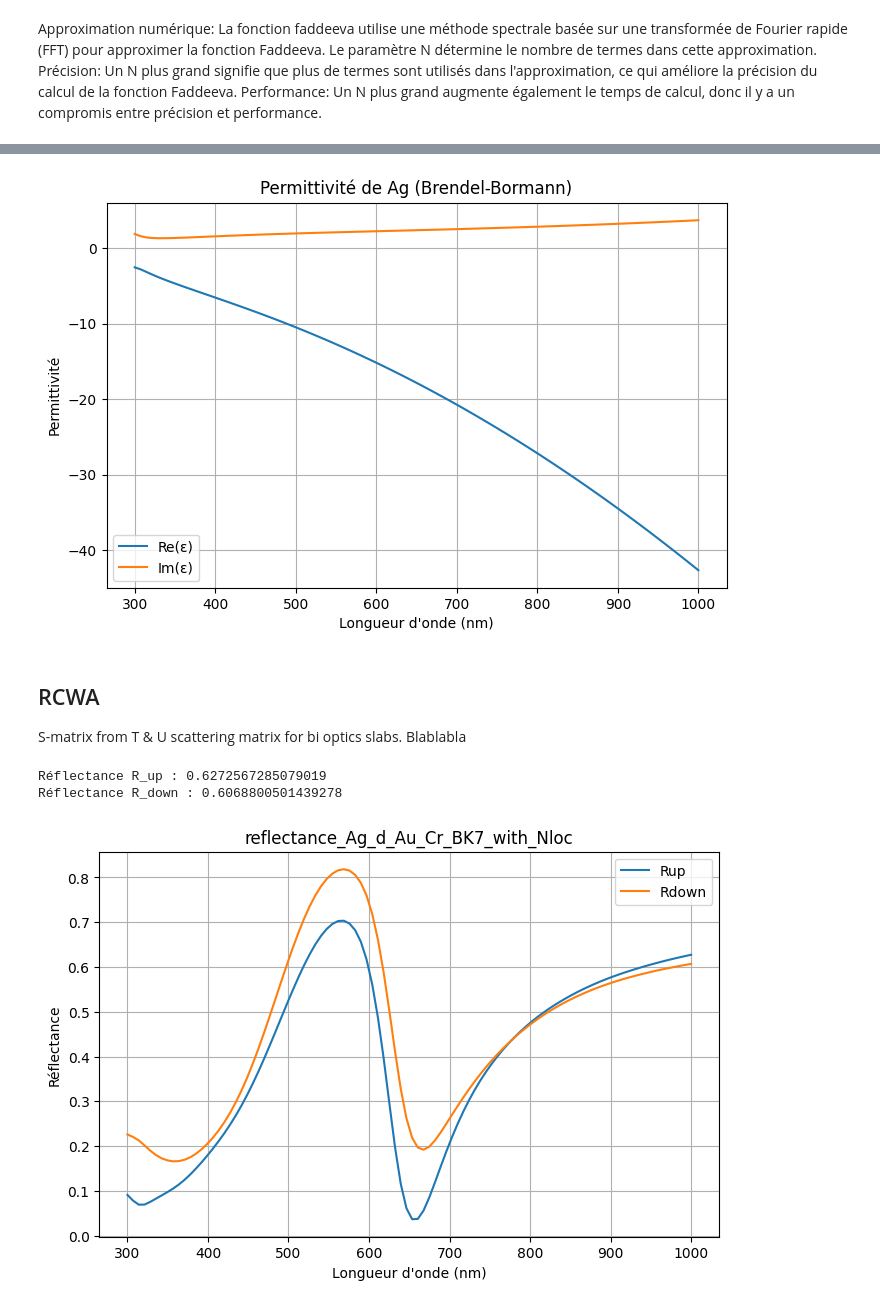
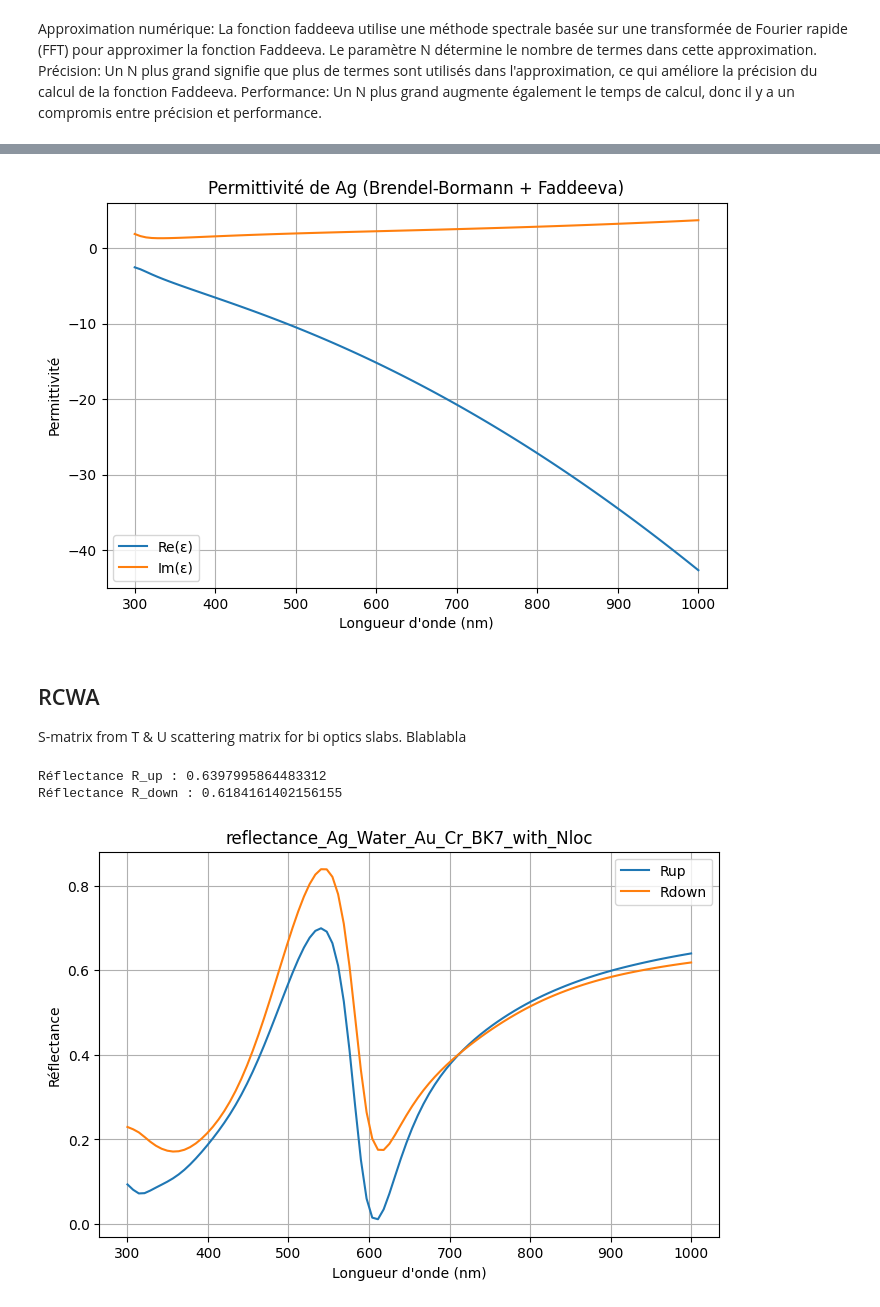
Before and after one commit to Marchombre/SWAG-P, a Jupyter notebook: Gap_Plasmon_2D/Workspace/notebooks/SWAG_Sim.ipynb, the cells around one changed output, grey strips where cells are left out. Saved outputs shown, nothing was run; the diff lists cells and outputs as text; code cells hidden in the pictures.

```diff
--- a/Gap_Plasmon_2D/Workspace/notebooks/SWAG_Sim.ipynb
+++ b/Gap_Plasmon_2D/Workspace/notebooks/SWAG_Sim.ipynb
@@ -46,3 +46,13 @@ perm_sub = (n_val + 1j * k_val) ** 2
 print(f"For {material_test} at {lambda_test} nm: n = {n_val:.6f}, k = {k_val:.6f}")
 # %% [output]
 For BK7 at 800 nm: n = 1.510797, k = 0.000000
+# %%
+material_test = "Water"
+lambda_test = 800  # en nm
+
+# récupérer n et k
+n_val, k_val = get_n_k(material_test, lambda_test, json_path)
+
+perm_dielec = (n_val + 1j * k_val) ** 2
+
+print(f"For {material_test} at {lambda_test} nm: n = {n_val:.6f}, k = {k_val:.6f}")
@@ -81,12 +91,12 @@ plt.plot(lambda_range, np.real(epsilon_selected), label="Re(ε)")
 plt.plot(lambda_range, np.imag(epsilon_selected), label="Im(ε)")
 plt.xlabel("Longueur d'onde (nm)")
 plt.ylabel("Permittivité")
-plt.title(f"Permittivité de {selected_material} (Brendel-Bormann)")
+plt.title(f"Permittivité de {selected_material} (Brendel-Bormann + Faddeeva)")
 plt.legend()
 plt.grid()
 plt.show()
 # %% [output]
-[figure, old version]
+[figure, new version]
 # %%
 # Charger les paramètres pour les matériaux Ag, Au, Cr, Al et Ni
 f0_Ag, omega_p_Ag, Gamma0_Ag, f_Ag, omega_Ag, gamma_Ag, sigma_Ag = get_material_params("Ag", materials_data)
@@ -112,7 +122,6 @@ angle = 0                   # Incidence normale
 polarization = 1            # 1 pour TM, 0 pour TE
 
 perm_env = 1.0              # Air
-perm_dielec = 1.45 ** 2
 # %%
 # Préparer le dictionnaire de matériaux (les valeurs pour Ag et Au seront calculées pour chaque wavelength)
 materials = {
@@ -161,19 +170,19 @@ for wavelength in lambda_range:
 print("Réflectance R_up :", Rup)
 print("Réflectance R_down :", Rdown)
 # %% [output]
-Réflectance R_up : 0.6272567285079019
-Réflectance R_down : 0.6068800501439278
+Réflectance R_up : 0.6397995864483312
+Réflectance R_down : 0.6184161402156155
 # %%
 # Tracé des résultats
 plt.figure(figsize=(8, 5))
 plt.plot(lambda_range, Rup_values, label="Rup")
 plt.plot(lambda_range, Rdown_values, label="Rdown")
 plt.xlabel("Longueur d'onde (nm)")
 plt.ylabel("Réflectance")
-plt.title("reflectance_Ag_d_Au_Cr_BK7_with_Nloc")
+plt.title("reflectance_Ag_Water_Au_Cr_BK7_with_Nloc")
 plt.legend()
 plt.grid()
-plt.savefig("reflectance_MIM_Ag_dié_Au_Cr_BK7_with_Nloc.png")
+plt.savefig("reflectance_MIM_Ag_Water_Au_Cr_BK7_with_Nloc.png")
 plt.show()
 # %% [output]
-[figure, old version]
+[figure, new version]
```
Also changed, not shown: parts of 2 cells of this notebook, 1 other file.
